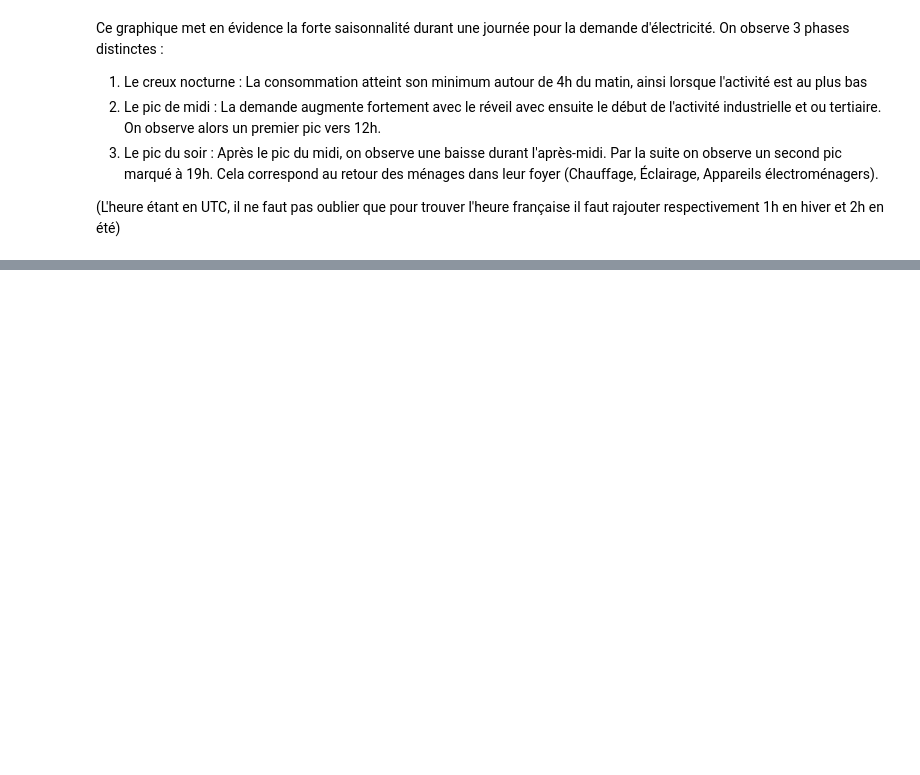
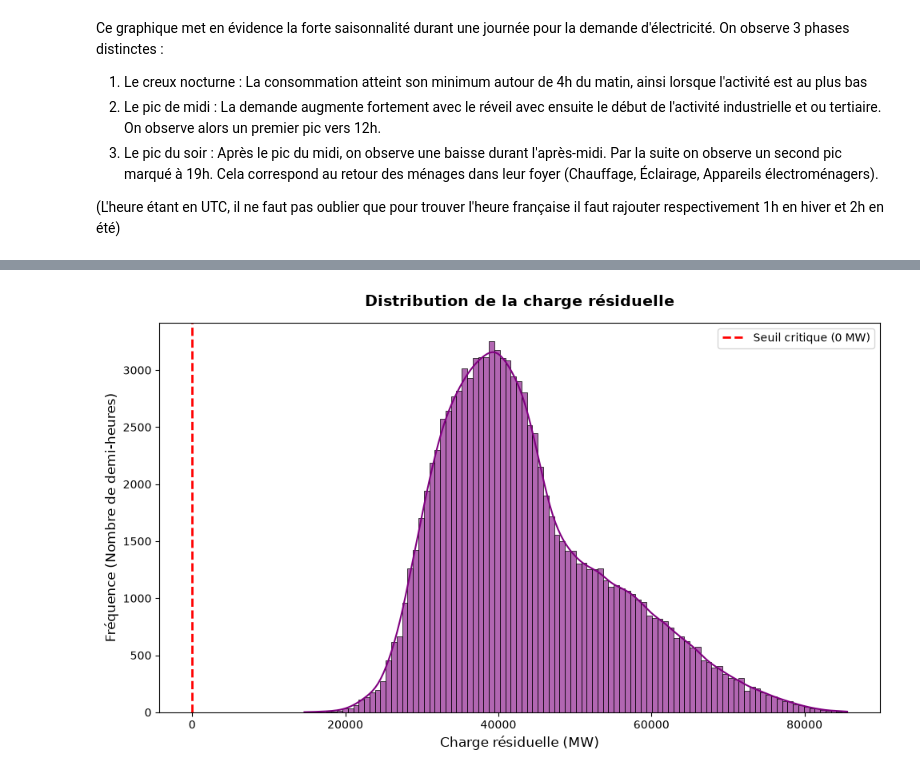
Before and after one commit to Elyes-Belhassen/meteo-energies-renouvelables-france, a Jupyter notebook: analyse_rte.ipynb, the cells around one changed output, grey strips where cells are left out. Cells and saved outputs as stored; diff of their text form; code cells hidden in the pictures; blank space fills up the shorter version.

Commit message:
feat: Première analyse de la charge résiduelle en France

```diff
--- a/analyse_rte.ipynb
+++ b/analyse_rte.ipynb
@@ -109,0 +177,20 @@ Ce graphique met en évidence la forte saisonnalité durant une journée pour la
+# %%
+# Création de la figure
+plt.figure(figsize=(10, 6))
+
+# Tracé de l'histogramme avec une courbe de densité (KDE)
+sns.histplot(df_rte_clean['charge_residuelle_mw'], bins=100, kde=True, color='purple', alpha=0.6)
+
+# Ajout d'une ligne verticale rouge critique pour marquer le seuil de 0 MW
+plt.axvline(x=0, color='red', linestyle='--', linewidth=2, label='Seuil critique (0 MW)')
+
+# Personnalisation
+plt.title("Distribution de la charge résiduelle", fontsize=14, fontweight='bold', pad=15)
+plt.xlabel("Charge résiduelle (MW)", fontsize=12)
+plt.ylabel("Fréquence (Nombre de demi-heures)", fontsize=12)
+plt.legend()
+
+plt.tight_layout()
+plt.show()
+# %% [output]
+[figure, added]
```
Also changed, not shown: parts of 8 cells of this notebook.
